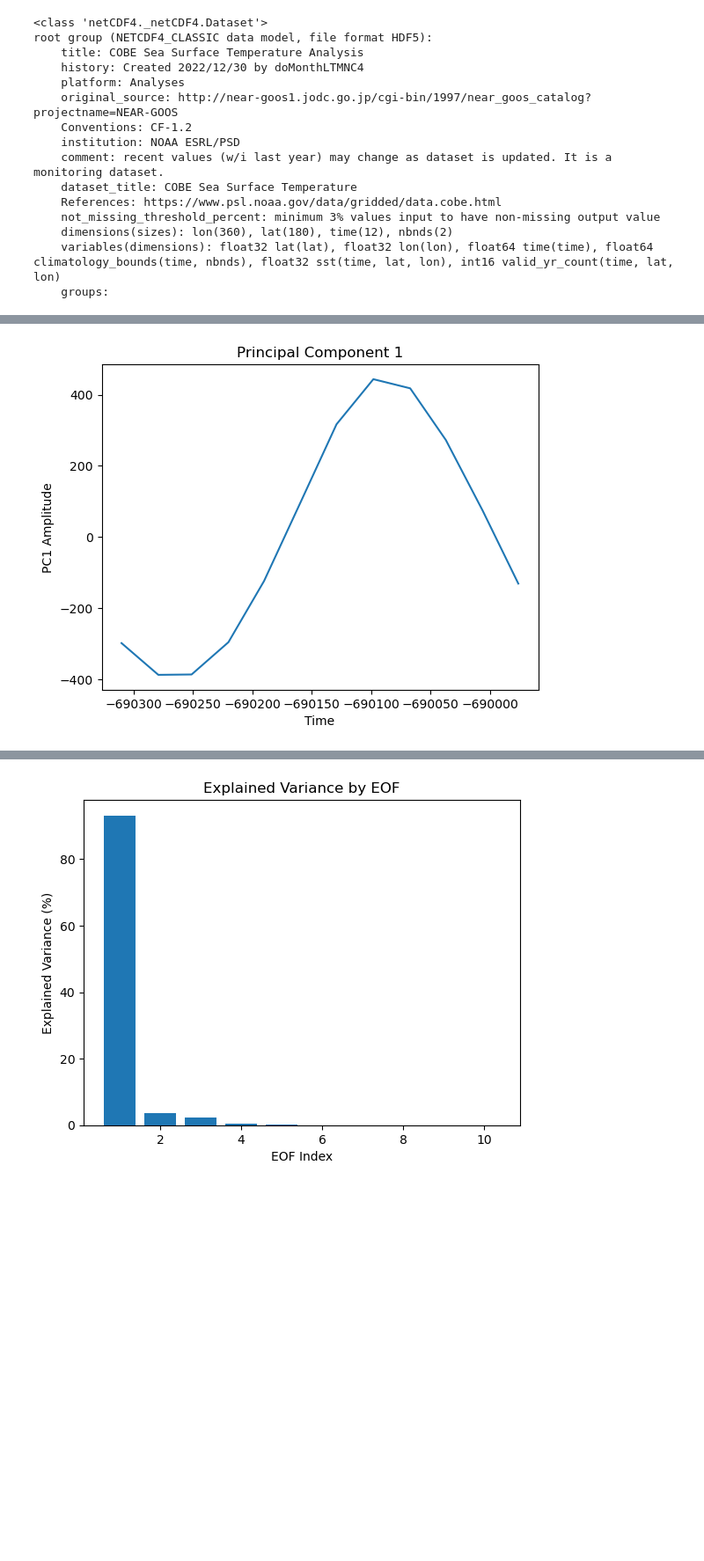
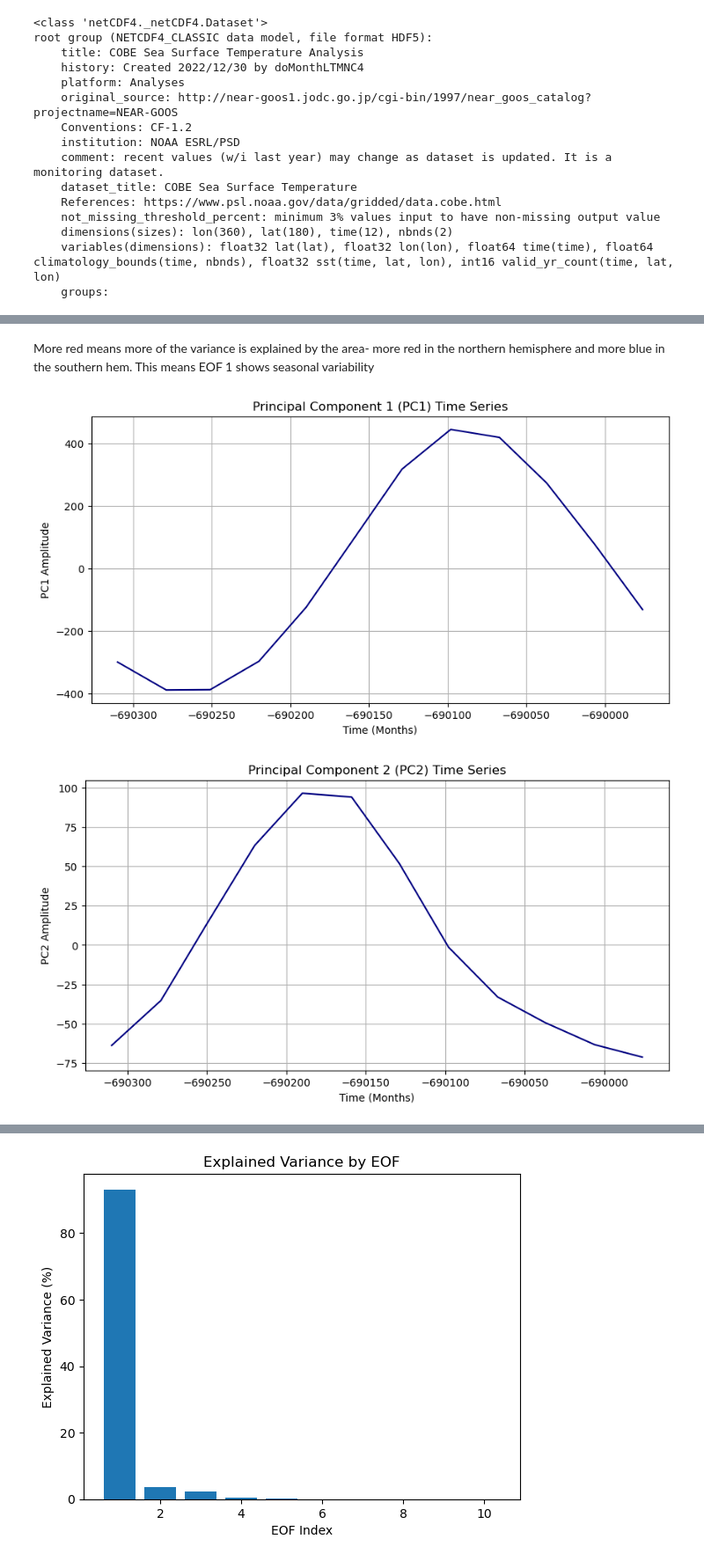
Before and after one commit to jjs462/EAS6995, a Jupyter notebook: Lab0/Lab0.ipynb, the cells around one changed output, grey strips where cells are left out. Shown: that part at 88% size. Cells and saved outputs as stored; diff of their text form; code cells hidden in the pictures; blank space fills up the shorter version.

```diff
--- a/Lab0/Lab0.ipynb
+++ b/Lab0/Lab0.ipynb
@@ -75,8 +114,20 @@ plt.show()
-# %%
-plt.plot(time, pcs[:, 0])
-plt.xlabel('Time')
-plt.ylabel('PC1 Amplitude')
-plt.title('Principal Component 1')
-plt.show()
-# %% [output]
-[figure, removed]
+# %% [markdown]
+More red means more of the variance is explained by the area- more red in the northern hemisphere and more blue in the southern hem. This means EOF 1 shows seasonal variability
+# %%
+# Define a function for plotting PCs
+def plot_pc(pc_series, pc_num):
+    plt.figure(figsize=(10, 5))
+    plt.plot(time, pc_series, color='navy')
+    plt.xlabel("Time (Months)")
+    plt.ylabel(f"PC{pc_num} Amplitude")
+    plt.title(f"Principal Component {pc_num} (PC{pc_num}) Time Series")
+    plt.grid()
+    plt.show()
+
+# Plot PC1, PC2, and PC3
+plot_pc(pcs[:, 0], 1)
+plot_pc(pcs[:, 1], 2)
+plot_pc(pcs[:, 2], 3)
+# %% [output]
+[figure, added]
+[figure, added]
```
Also changed, not shown: parts of 14 cells of this notebook, 9 other files.
